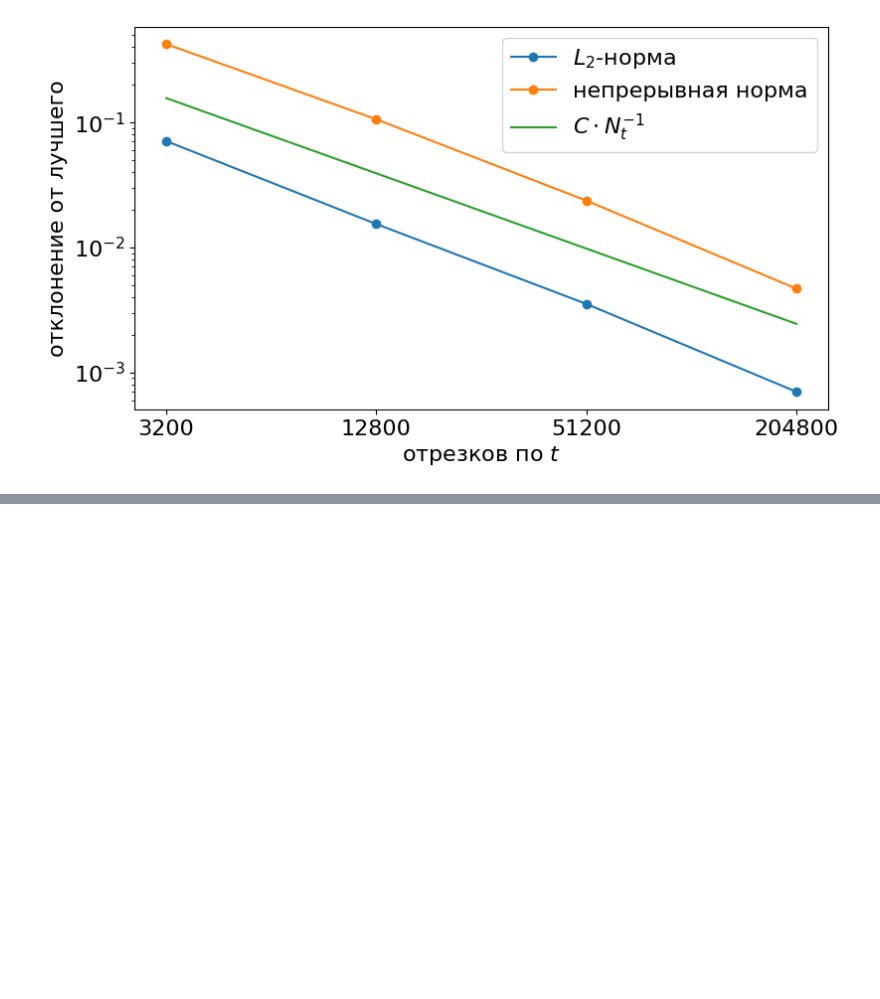
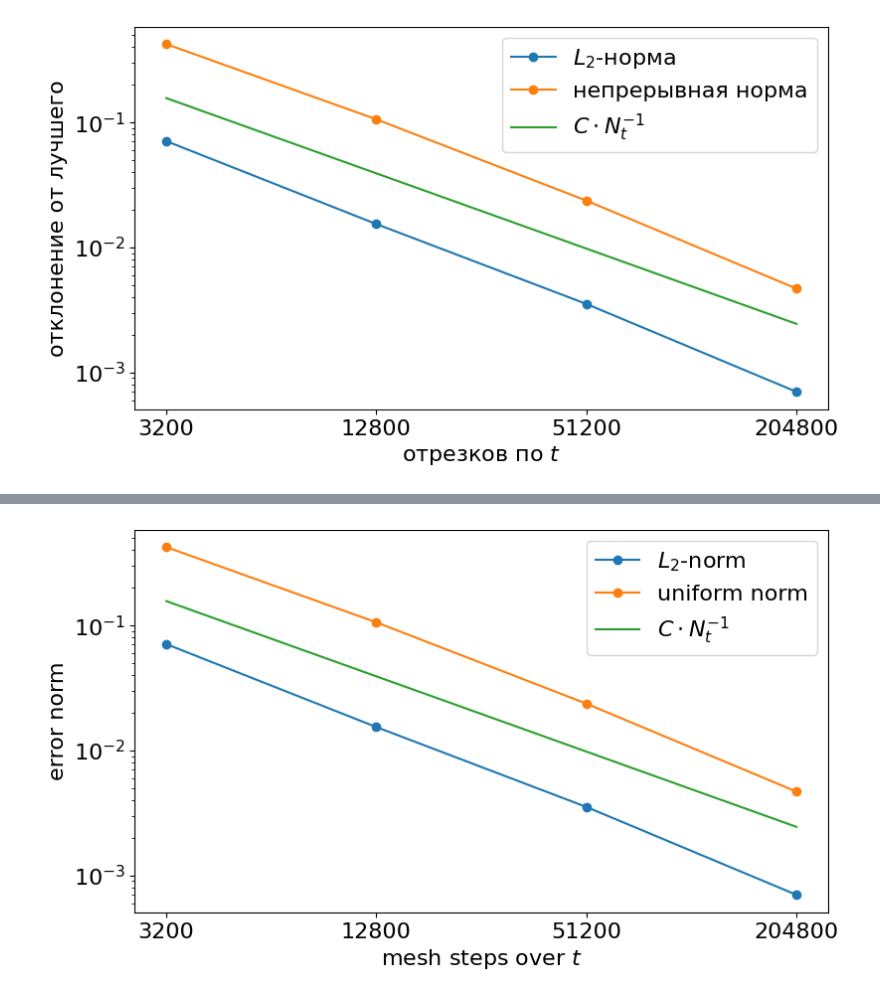
Before and after one commit to ponomarevandr/disruption, a Jupyter notebook: one_dim_problem/experiments/scheme_convergence/convergence.ipynb, the cells around one changed output, grey strips where cells are left out. Cells and saved outputs as stored; diff of their text form; code cells hidden in the pictures; blank space fills up the shorter version.

```diff
--- a/one_dim_problem/experiments/scheme_convergence/convergence.ipynb
+++ b/one_dim_problem/experiments/scheme_convergence/convergence.ipynb
@@ -88,0 +125,17 @@ plt.show()
+# %%
+errors_L2 = [norm_L2(models[i, 2 * i + 1], models[7, 15]) for i in range(3, 7)]
+errors_continuous = [norm_continuous(models[i, 2 * i + 1], models[7, 15]) for i in range(3, 7)]
+plt.figure(figsize=(9, 5))
+plt.xlabel('mesh steps over $t$')
+plt.xscale('log')
+plt.xticks(ticks=50 * 4 ** np.arange(3, 7), labels=50 * 4 ** np.arange(3, 7))
+plt.xticks(ticks=[], minor=True)
+plt.ylabel('error norm')
+plt.yscale('log')
+plt.plot([25 * 2 ** (2 * i + 1) for i in range(3, 7)], errors_L2, '-o', color='C0')
+plt.plot([25 * 2 ** (2 * i + 1) for i in range(3, 7)], errors_continuous, '-o', color='C1')
+plt.plot(np.linspace(3200, 204800, 2), 500 / np.linspace(3200, 204800, 2), color='C2')
+plt.legend(['$L_2$-norm', 'uniform norm', '$C \cdot N_t^{-1}$'])
+plt.show()
+# %% [output]
+[figure, added]
```
Also changed, not shown: parts of 3 cells of this notebook, 11 other files.
